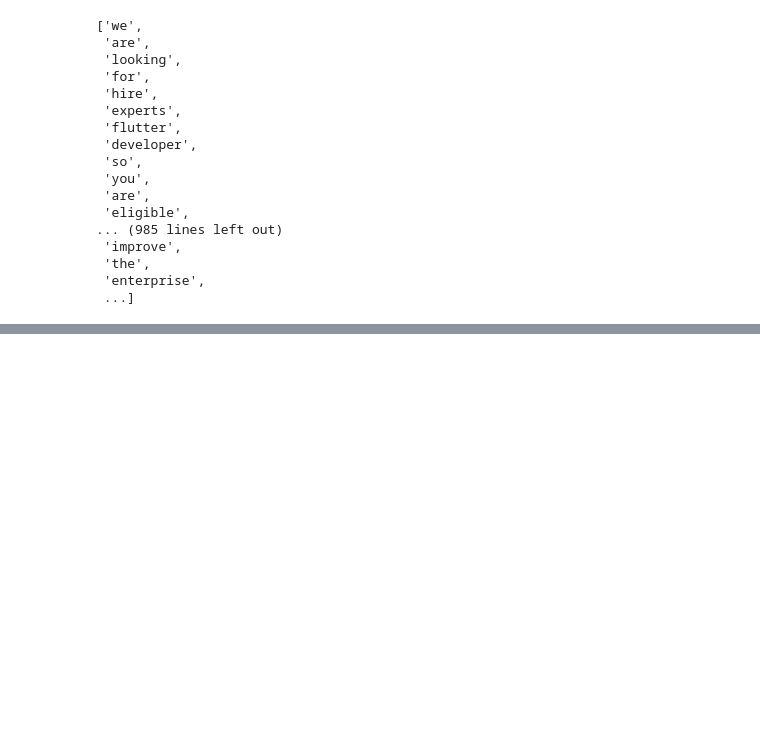
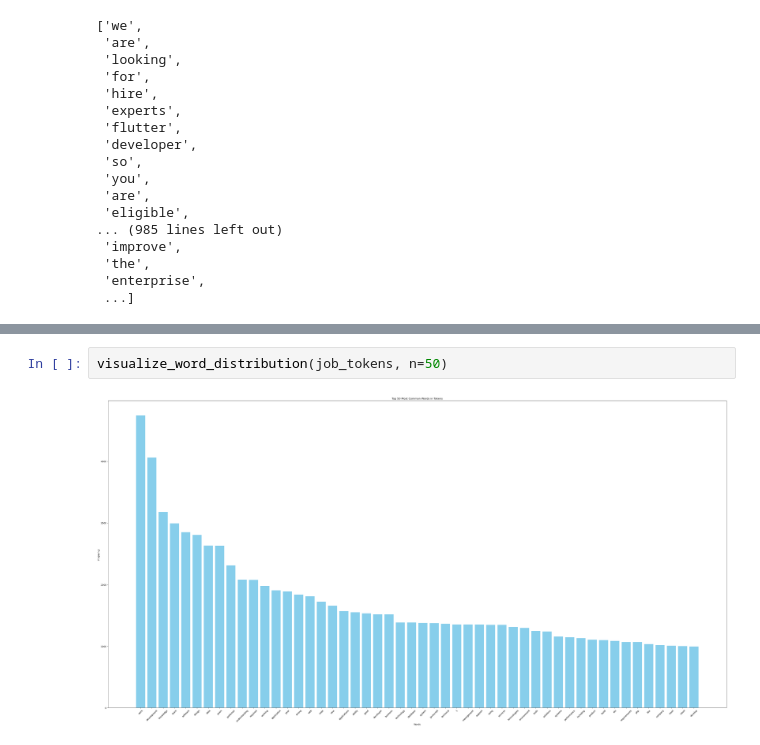
Before and after one commit to senghok510/Resume_matching, a Jupyter notebook: notebooks/data_preprocessing.ipynb, the cells around one changed output, grey strips where cells are left out. Saved outputs shown, nothing was run; the diff lists cells and outputs as text; blank space fills up the shorter version.

```diff
--- a/notebooks/data_preprocessing.ipynb
+++ b/notebooks/data_preprocessing.ipynb
@@ -575,0 +656,4 @@ len(job_tokens)
+# %%
+visualize_word_distribution(job_tokens, n=50)
+# %% [output]
+[figure, added]
```
Also changed, not shown: parts of 35 cells of this notebook, 2 other files.
